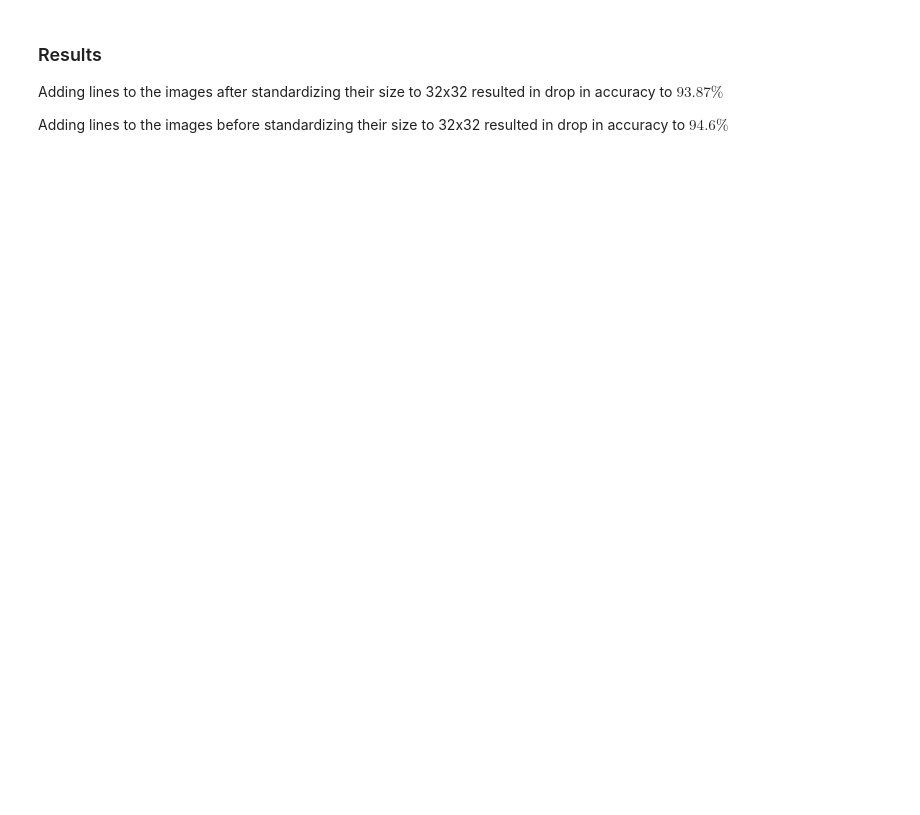
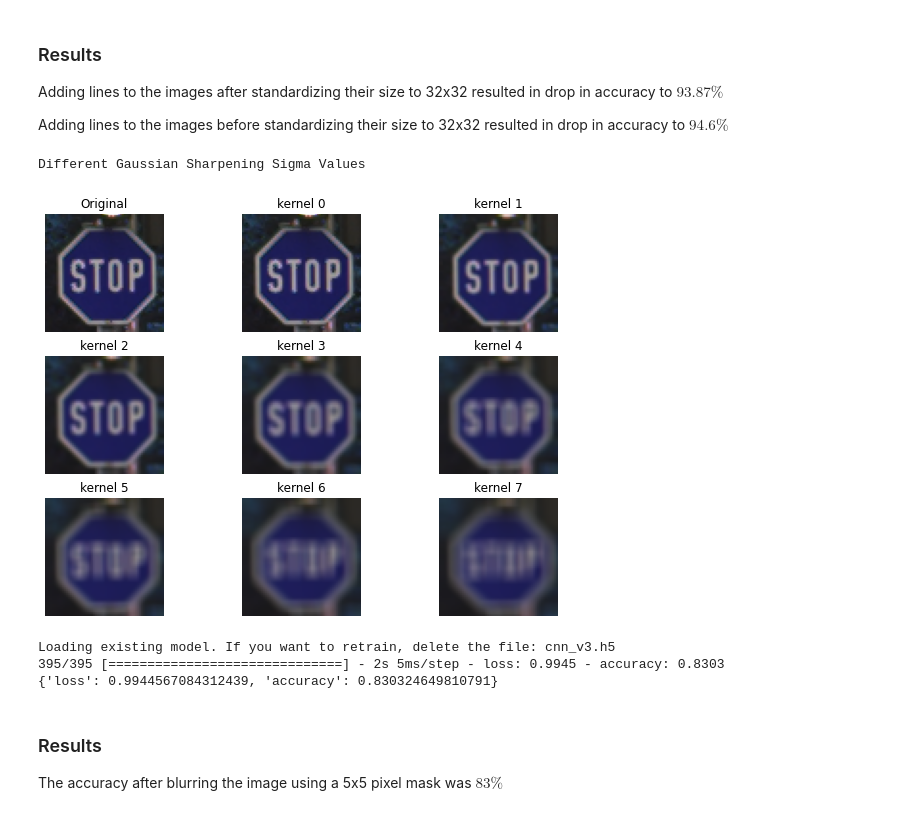
Before and after one commit to derekjohnsonva/GTSRB_ML_Exploration, a Jupyter notebook: corrupted.ipynb, the cells around one changed output. Drawn from its saved outputs; the diff is of its cells as text; code cells hidden in the pictures; blank space fills up the shorter version.

```diff
--- a/corrupted.ipynb
+++ b/corrupted.ipynb
@@ -154,3 +170,54 @@ Loading existing model. If you want to retrain, delete the file: cnn_v3.h5
 Adding lines to the images after standardizing their size to 32x32 resulted in drop in accuracy to $93.87\%$
 
 Adding lines to the images before standardizing their size to 32x32 resulted in drop in accuracy to $94.6\%$
+# %%
+# We have to reread the traffic sign data for some reason because the lines are still there
+blur_vals = [1, 2, 3, 4, 5,6,7, 8]
+image_index = 111
+print("Different Gaussian Sharpening Sigma Values")
+plt.figure(figsize=(10, 10))
+plt.subplot(4,3,1)
+plt.axis('off')
+plt.imshow(real_test_images[image_index])
+plt.title("Original")
+for i, val in enumerate(blur_vals):
+    plt.subplot(4,3, i + 2)
+    plt.axis('off')
+    plt.imshow(cv.blur(real_test_images[image_index], (val, val)))
+    plt.title("kernel " + str(i))
+# %% [output]
+Different Gaussian Sharpening Sigma Values
+[figure, added]
+# %%
+def process_images(images: list[cv.Mat]):
+    output = []
+    for image in images:
+        blurred_image = cv.blur(image, (5, 5))
+        resized_image = cv.resize(blurred_image, (32,32)) # resize to 32x32
+        output.append(resized_image) # resize to 32x32
+    return output
+
+TEST_DATA_PATH = os.path.join(DATA_DIR, "Final_Test/Images")
+MODEL_NAME = "cnn_v3.h5"
+
+# Load the Model
+model = None
+if os.path.exists(MODEL_NAME):
+    print("Loading existing model. If you want to retrain, delete the file: " + MODEL_NAME)
+    model = keras.models.load_model(MODEL_NAME)
+else:
+    print("No existing model found.")
+    exit(1)
+
+real_test_images, real_test_labels = readTrafficSignsTest(TEST_DATA_PATH)
+processed_test_images = process_images(real_test_images)
+
+result_dict = run_model_on_data(model, processed_test_images, real_test_labels)
+print(result_dict)
+# %% [output]
+Loading existing model. If you want to retrain, delete the file: cnn_v3.h5
+395/395 [==============================] - 2s 5ms/step - loss: 0.9945 - accuracy: 0.8303
+{'loss': 0.9944567084312439, 'accuracy': 0.830324649810791}
+# %% [markdown]
+### Results
+The accuracy after blurring the image using a 5x5 pixel mask was $83\%$
```
Also changed, not shown: parts of 8 cells of this notebook.
